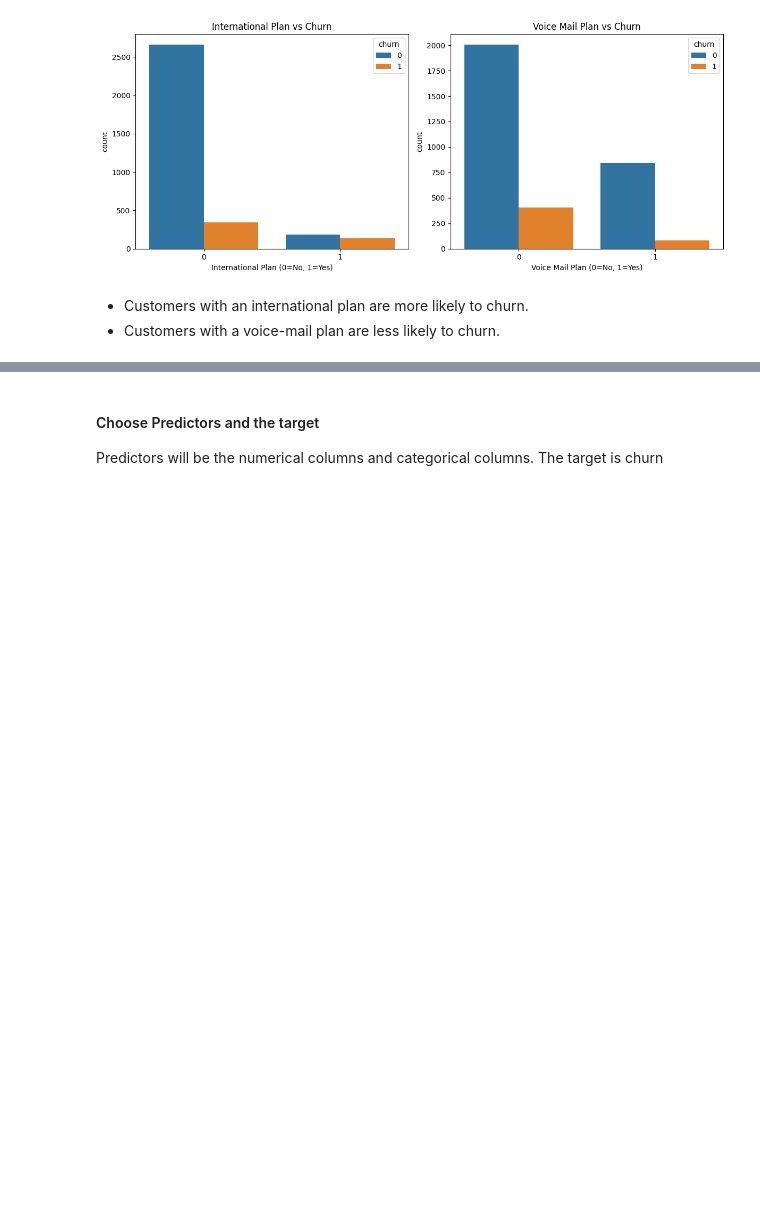
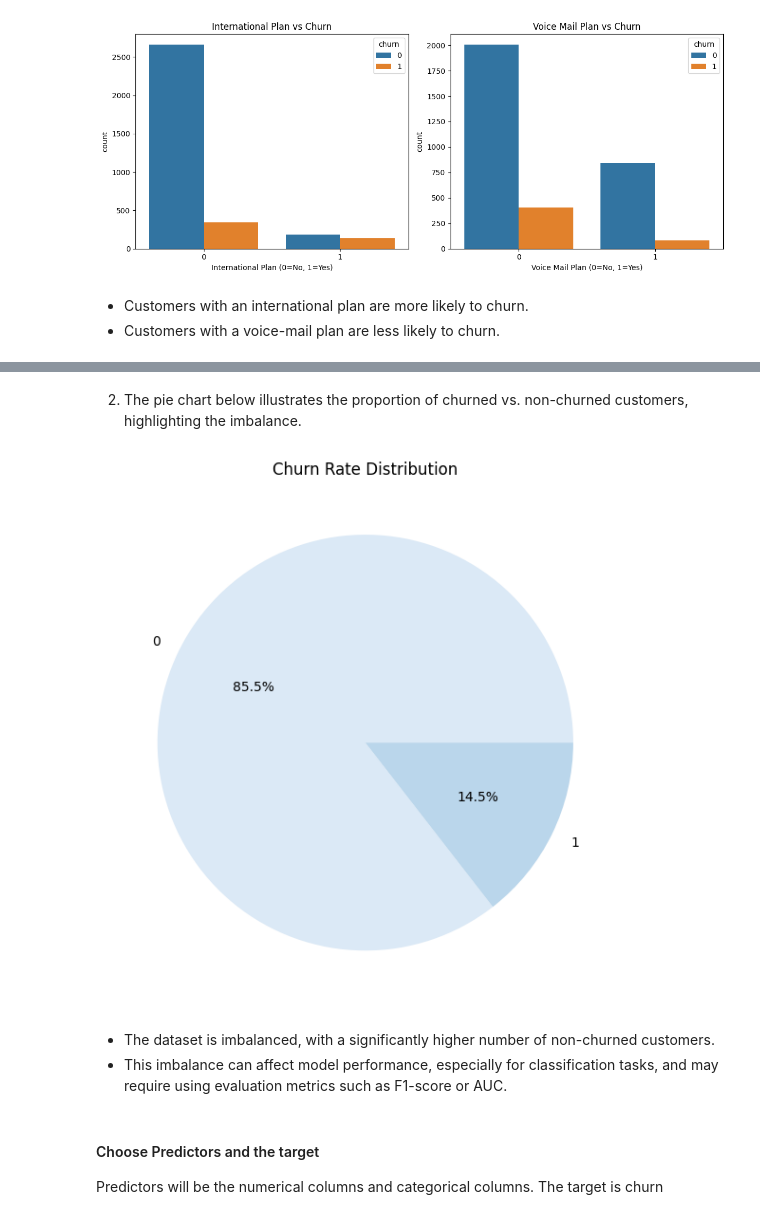
Before and after one commit to Kissienya/Phase3-Moringa-Project, a Jupyter notebook: SyriaTelCustomerChurn.ipynb, the cells around one changed output, grey strips where cells are left out. Saved outputs shown, nothing was run; the diff lists cells and outputs as text; code cells hidden in the pictures; blank space fills up the shorter version.

```diff
--- a/SyriaTelCustomerChurn.ipynb
+++ b/SyriaTelCustomerChurn.ipynb
@@ -214,3 +275,20 @@ plt.show()
+# %% [markdown]
+2. The pie chart below illustrates the proportion of churned vs. non-churned
+    customers, highlighting the imbalance.
+# %%
+# Pie chart for churn rate
+plt.figure(figsize=(6, 6))
+plt.pie(churn_counts, labels=churn_counts.index, autopct='%1.1f%%', colors=sns.color_palette('Blues'))
+plt.title('Churn Rate Distribution')
+plt.tight_layout()
+plt.show()
+# %% [output]
+[figure, added]
+# %% [markdown]
++ The dataset is imbalanced, with a significantly higher number of non-churned
+    customers.
++ This imbalance can affect model performance, especially for classification
+    tasks, and may require using evaluation metrics such as F1-score or AUC.
 # %% [markdown]
 #### Choose Predictors and the target
 Predictors will be the numerical columns and categorical columns.
```
Also changed, not shown: parts of 15 cells of this notebook.
